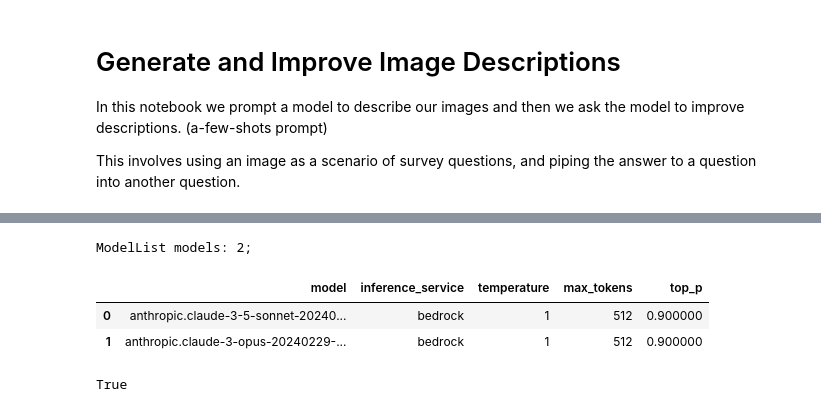
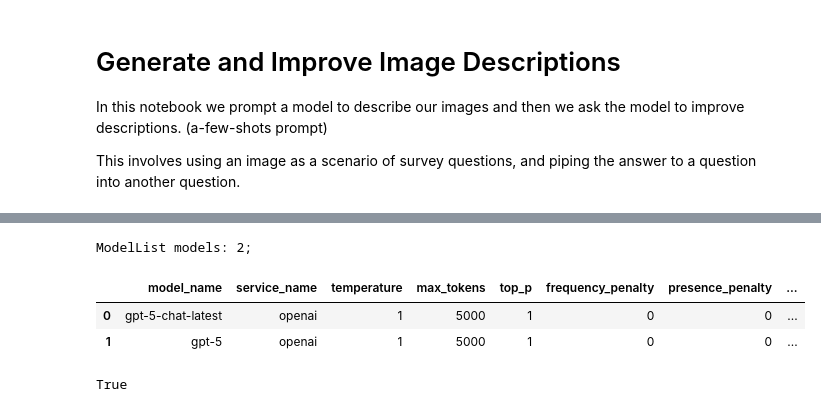
Before and after one commit to uploadedminds/synthetic-twin-agents-study, a Jupyter notebook: analysis/multimdal-llm-eval/describe_image_eval.ipynb, the cells around one changed output, grey strips where cells are left out. Cells and saved outputs as stored; diff of their text form; code cells hidden in the pictures.

```diff
--- a/analysis/multimdal-llm-eval/describe_image_eval.ipynb
+++ b/analysis/multimdal-llm-eval/describe_image_eval.ipynb
@@ -112,30 +114,30 @@ Model.services()
 # %%
 from edsl import Model, ModelList
 
 ml = ModelList([
-  # Model("gemini-2.5-flash-light", service_name = "google", temperature = 1, maxOutputTokens = 5000),
-  # Model("claude-sonnet-4-20250514", service_name="anthropic", temperature = 1, max_tokens = 5000),
-  # Model("claude-opus-4-1-20250805", service_name="anthropic", temperature = 1, max_tokens = 5000),
-  # Model("gpt-5-chat-latest", service_name = "openai", temperature = 1, max_tokens = 5000),
-  # Model("gpt-5", service_name = "openai", temperature = 1, max_tokens = 5000),
-  # Model("gemini-2.0-flash", service_name = "google", temperature = 1, maxOutputTokens = 5000),
-  # Model("gemini-2.5-flash", service_name = "google", temperature = 1, maxOutputTokens = 5000),
-  # Model("gemini-1.5-flash", service_name = "google", temperature = 1, maxOutputTokens = 5000),
-  # Model("gpt-4o", service_name = "openai", temperature = 0, max_tokens = 5000),
-  Model("anthropic.claude-3-5-sonnet-20240620-v1:0", service_name = "bedrock", temperature = 1, maxOutputTokens = 5000),
-  Model("anthropic.claude-3-opus-20240229-v1:0", service_name = "bedrock", temperature = 1, maxOutputTokens = 5000),
-
+#   Model("gemini-2.5-flash-light", service_name = "google", temperature = 1, maxOutputTokens = 5000),
+#   Model("claude-sonnet-4-20250514", service_name="anthropic", temperature = 1, max_tokens = 5000),
+#   Model("claude-opus-4-1-20250805", service_name="anthropic", temperature = 1, max_tokens = 5000),
+  Model("gpt-5-chat-latest", service_name = "openai", temperature = 1, max_tokens = 5000),
+  Model("gpt-5", service_name = "openai", temperature = 1, max_tokens = 5000),
+#   Model("gemini-2.0-flash", service_name = "google", temperature = 1, maxOutputTokens = 5000),
+#   Model("gemini-2.5-flash", service_name = "google", temperature = 1, maxOutputTokens = 5000),
+#   Model("gemini-1.5-flash", service_name = "google", temperature = 1, maxOutputTokens = 5000),
+#   Model("gemini-2.5-pro", service_name = "google", temperature = 1, maxOutputTokens = 5000),
+#   Model("gpt-4o", service_name = "openai", temperature = 0, max_tokens = 5000),
+#   Model("anthropic.claude-3-5-sonnet-20240620-v1:0", service_name = "bedrock", temperature = 1, maxOutputTokens = 5000),
+#   Model("anthropic.claude-3-opus-20240229-v1:0", service_name = "bedrock", temperature = 1, maxOutputTokens = 5000),
 ])
 
 ml
 
 # aws_bedrock_models = Model.available(service="bedrock")
 # aws_bedrock_models
 # %% [output]
 ModelList models: 2;
-|  | model | inference_service | temperature | max_tokens | top_p |
-| 0 | anthropic.claude-3-5-sonnet-20240... | bedrock | 1 | 512 | 0.900000 |
-| 1 | anthropic.claude-3-opus-20240229-... | bedrock | 1 | 512 | 0.900000 |
+|  | model_name | service_name | temperature | max_tokens | top_p | frequency_penalty | presence_penalty | ... |
+| 0 | gpt-5-chat-latest | openai | 1 | 5000 | 1 | 0 | 0 | ... |
+| 1 | gpt-5 | openai | 1 | 5000 | 1 | 0 | 0 | ... |
 # %%
 # import os
 from dotenv import load_dotenv
```
Also changed, not shown: parts of 5 cells of this notebook, 32 other files.
